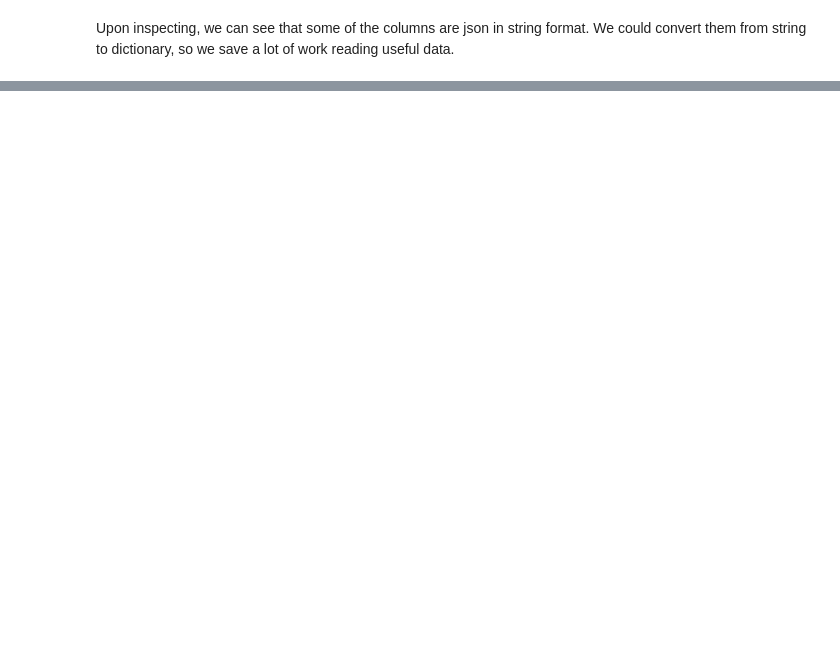
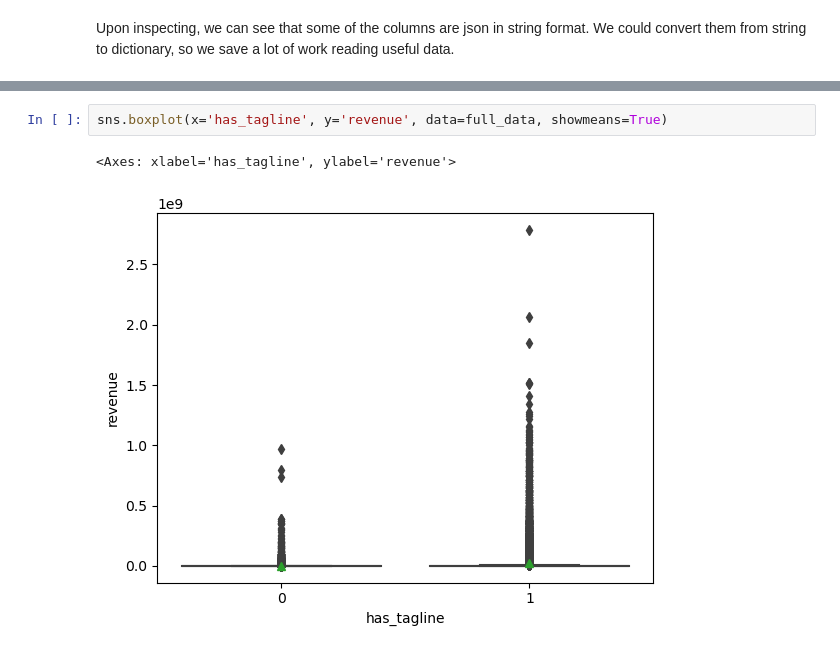
Before and after one commit to tianhew0121/Movie_Rating_Prediction_with_Movielens_dataset, a Jupyter notebook: data_inspection.ipynb, the cells around one changed output, grey strips where cells are left out. Saved outputs shown, nothing was run; the diff lists cells and outputs as text; blank space fills up the shorter version.

```diff
--- a/data_inspection.ipynb
+++ b/data_inspection.ipynb
@@ -219,0 +173,5 @@ memory usage: 10.3+ MB
+# %%
+sns.boxplot(x='has_tagline', y='revenue', data=full_data, showmeans=True)
+# %% [output]
+<Axes: xlabel='has_tagline', ylabel='revenue'>
+[figure, added]
```
Also changed, not shown: parts of 20 cells of this notebook.
